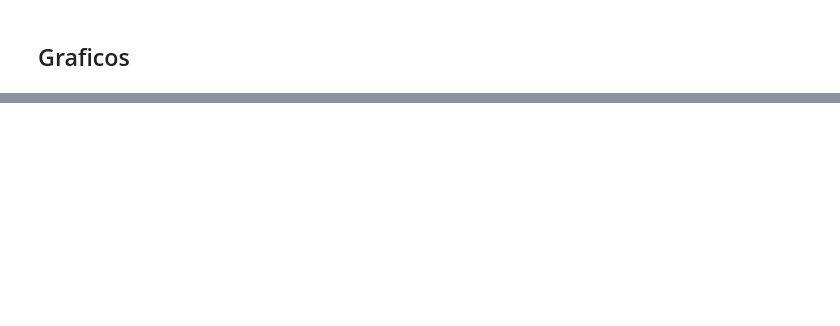
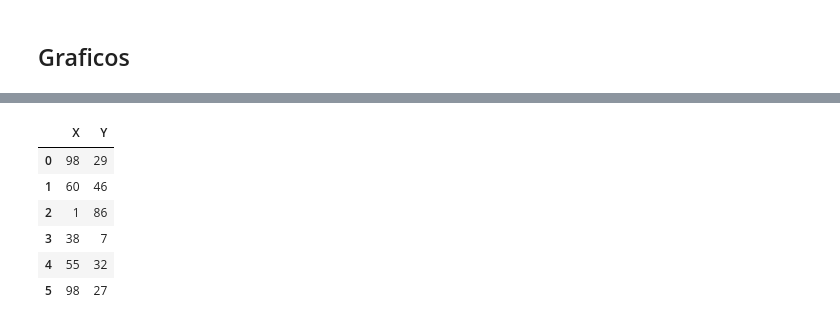
Before and after one commit to everfgmolinas/TSP_IA, a Jupyter notebook: TSP.ipynb, the cells around one changed output, grey strips where cells are left out. Saved outputs shown, nothing was run; the diff lists cells and outputs as text; code cells hidden in the pictures; blank space fills up the shorter version.

```diff
--- a/TSP.ipynb
+++ b/TSP.ipynb
@@ -20,7 +20,7 @@ warnings.filterwarnings('ignore')
 # maximo valor aleatorio que se podrá generar
 valorMaximo = 100
 # numero de nodos a ser utilizados
-nodos = 8
+nodos = 6
 # %% [markdown]
 ### Generancion del grafo y punto inicial
 # %%
@@ -391,0 +465,10 @@ fig.show()
+# %%
+puntosAleatorios
+# %% [output]
+|  | X | Y |
+| 0 | 98 | 29 |
+| 1 | 60 | 46 |
+| 2 | 1 | 86 |
+| 3 | 38 | 7 |
+| 4 | 55 | 32 |
+| 5 | 98 | 27 |
```
Also changed, not shown: parts of 18 cells of this notebook.
